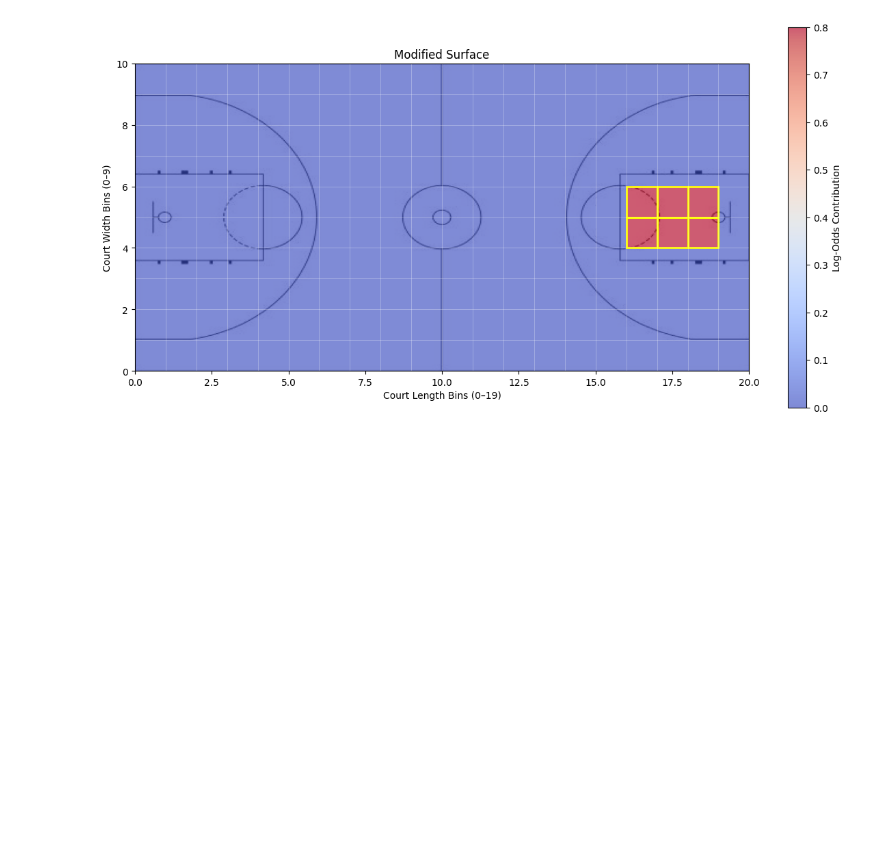
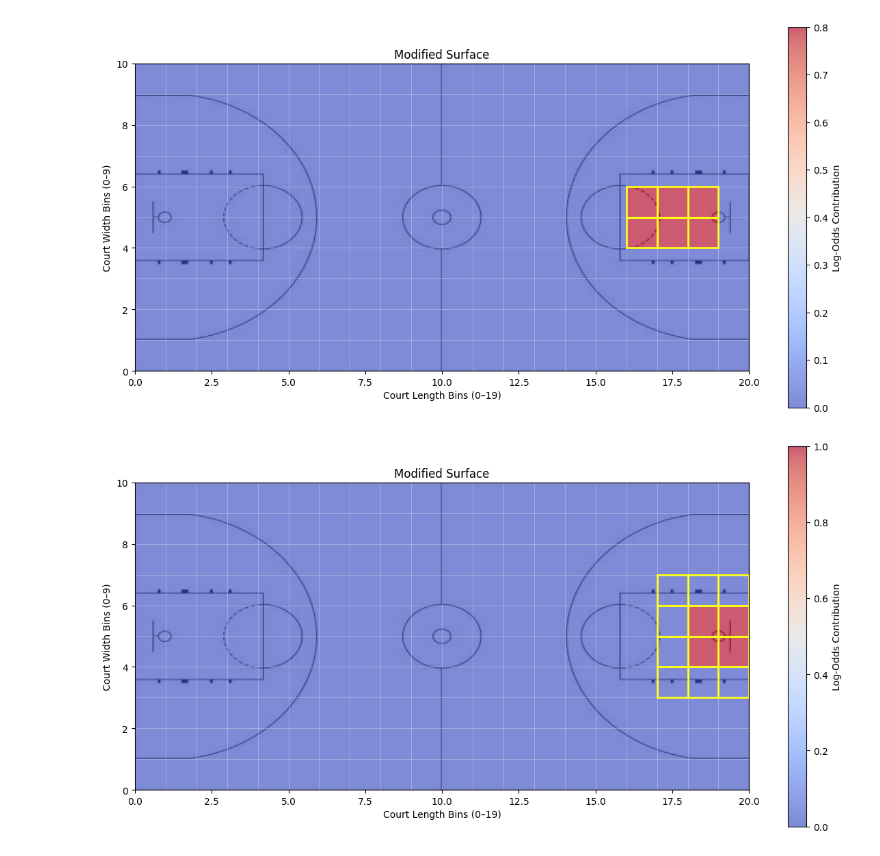
Before and after one commit to Channertheman/NBA_Analysis, a Jupyter notebook: Simulation_construction.ipynb, the cells around one changed output. Saved outputs shown, nothing was run; the diff lists cells and outputs as text; code cells hidden in the pictures; blank space fills up the shorter version.

Commit message:
wrap logic

```diff
--- a/Simulation_construction.ipynb
+++ b/Simulation_construction.ipynb
@@ -150,3 +150,20 @@ plot_surface(modified_matrix,
 # Play with matrix to reflect actual scoring
 # Sectors increase likelihood of scoring
 # Check out Codex
+# %%
+updates = {}
+
+updates.update(build_range_updates((18, 19), (4, 5), .8))
+def wrap(x_1, x_2, y_1, y_2, val):
+    updates.update(build_range_updates((x_1, x_1), (y_1, y_2), val))
+    updates.update(build_range_updates((x_1, x_2), (y_1, y_1), val))
+    updates.update(build_range_updates((x_1, x_2), (y_2, y_2), val))
+
+    plot_surface(modified_matrix,
+             "Modified Surface",
+             changed=updates.keys())
+
+
+wrap(17, 19, 3, 6, .4)
+# %% [output]
+[figure, added]
```
